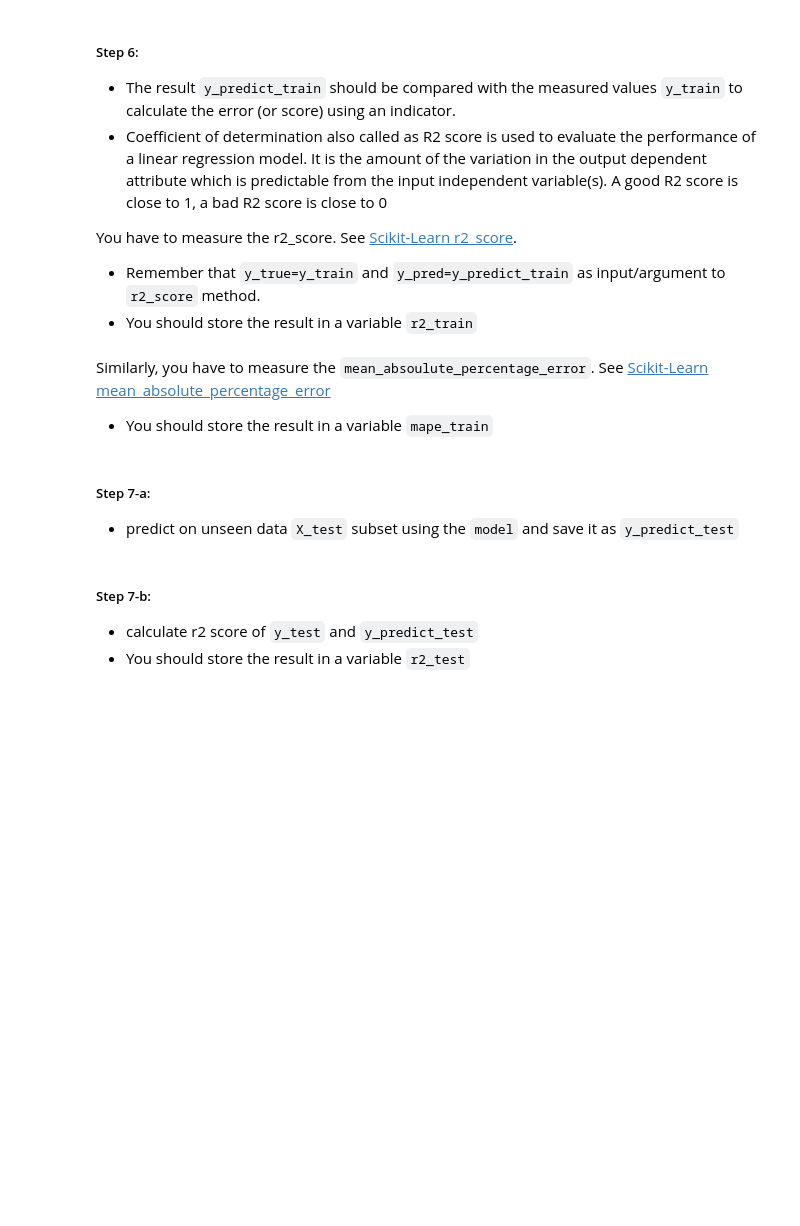
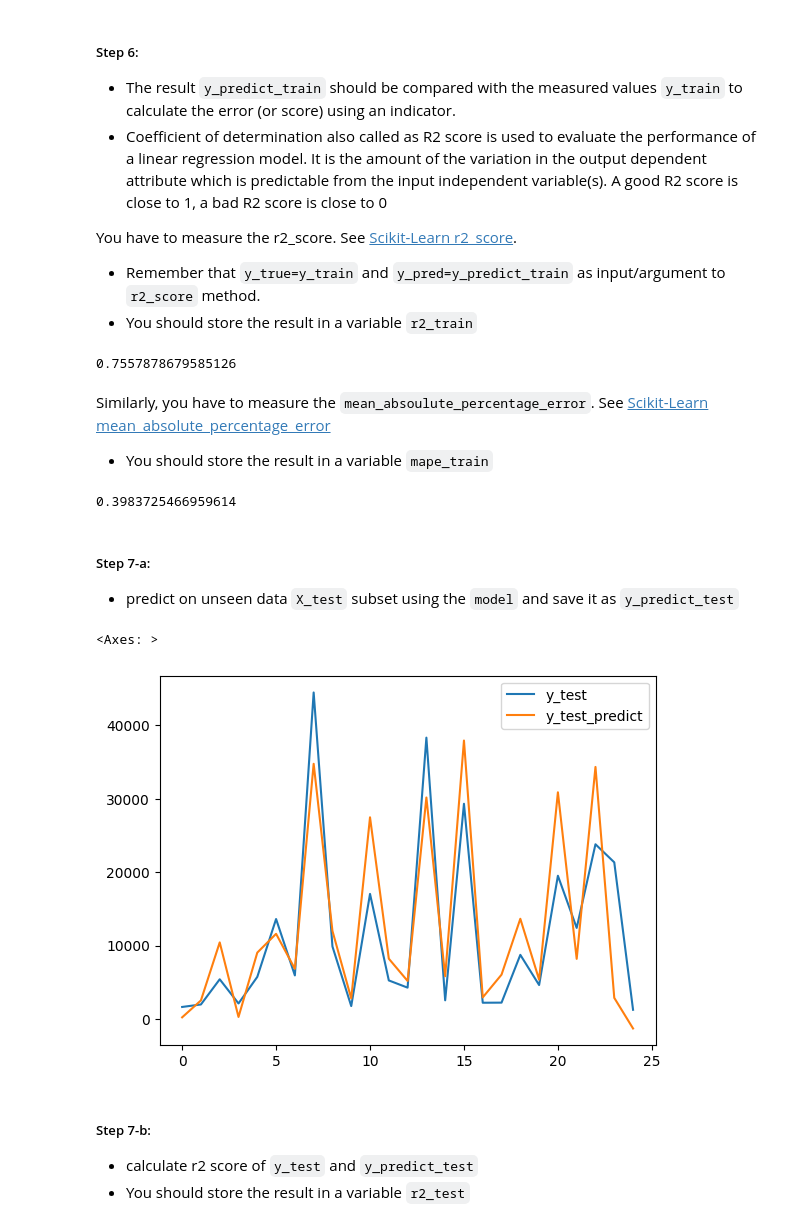
Before and after one commit to salmanshahid8/ml_practice_exercise, a Jupyter notebook: exercises/2_multiple_linear_regression_exe.ipynb, the cells around one changed output. Saved outputs shown, nothing was run; the diff lists cells and outputs as text; code cells hidden in the pictures; blank space fills up the shorter version.

```diff
--- a/exercises/2_multiple_linear_regression_exe.ipynb
+++ b/exercises/2_multiple_linear_regression_exe.ipynb
@@ -152,14 +169,34 @@ array([[ 5642.54609001],
 You have to measure the r2_score. See [Scikit-Learn r2_score](https://scikit-learn.org/stable/modules/generated/sklearn.metrics.r2_score.html).
 - Remember that `y_true=y_train` and `y_pred=y_predict_train` as input/argument to `r2_score` method.
 - You should store the result in a variable `r2_train`
+# %%
+r2_train=r2_score(y_true=y_train, y_pred=y_predict_train)
+r2_train
+# %% [output]
+0.7557878679585126
 # %% [markdown]
 Similarly, you have to measure the `mean_absoulute_percentage_error`. See [Scikit-Learn mean_absolute_percentage_error](https://scikit-learn.org/stable/modules/generated/sklearn.metrics.mean_absolute_percentage_error.html)
 
 - You should store the result in a variable `mape_train`
+# %%
+mape_train=mean_absolute_percentage_error(y_true=y_train, y_pred=y_predict_train)
+mape_train
+# %% [output]
+0.3983725466959614
 # %% [markdown]
 ##### Step 7-a:
 
 - predict on unseen data `X_test` subset using the `model` and save it as `y_predict_test`
+# %%
+y_predict_test=model.predict(X_test)
+# %%
+df_test=pd.DataFrame(index=range(0,len(y_test.index),1))
+df_test["y_test"]=y_test["expenses"].values
+df_test["y_test_predict"]=y_predict_test.flatten()
+df_test.head(25).plot()
+# %% [output]
+<Axes: >
+[figure, added]
 # %% [markdown]
 ##### Step 7-b:
 
```
Also changed, not shown: parts of 6 cells of this notebook.
